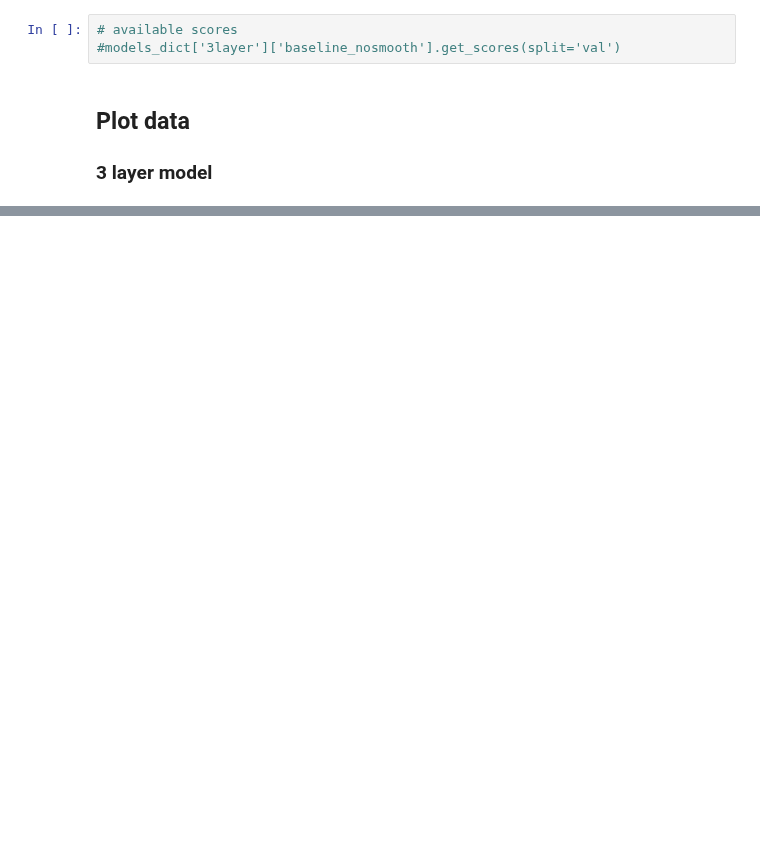
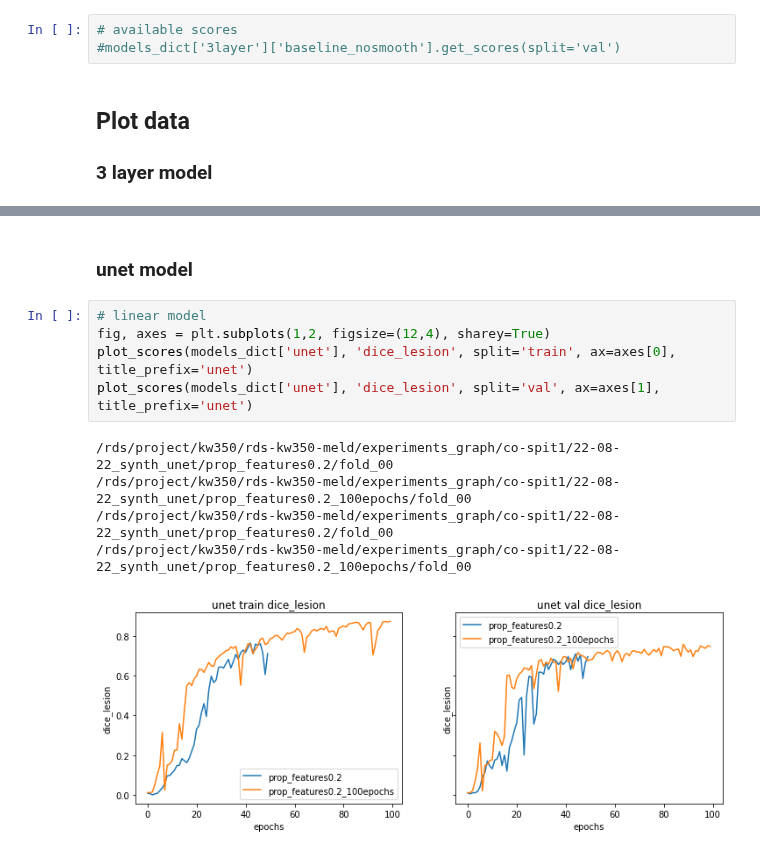
Before and after one commit to MELDProject/meld_graph, a Jupyter notebook: notebooks/2022-08-22 synthetic experiments evaluation Hannah.ipynb, the cells around one changed output, grey strips where cells are left out. Drawn from its saved outputs; the diff is of its cells as text; blank space fills up the shorter version.

```diff
--- a/notebooks/2022-08-22 synthetic experiments evaluation Hannah.ipynb
+++ b/notebooks/2022-08-22 synthetic experiments evaluation Hannah.ipynb
@@ -111,0 +146,13 @@ plot_scores(models_dict['3layer'], 'dice_lesion', split='val', ax=axes[1], title
+# %% [markdown]
+### unet model
+# %%
+# linear model
+fig, axes = plt.subplots(1,2, figsize=(12,4), sharey=True)
+plot_scores(models_dict['unet'], 'dice_lesion', split='train', ax=axes[0], title_prefix='unet')
+plot_scores(models_dict['unet'], 'dice_lesion', split='val', ax=axes[1], title_prefix='unet')
+# %% [output]
+/rds/project/kw350/rds-kw350-meld/experiments_graph/co-spit1/22-08-22_synth_unet/prop_features0.2/fold_00
+/rds/project/kw350/rds-kw350-meld/experiments_graph/co-spit1/22-08-22_synth_unet/prop_features0.2_100epochs/fold_00
+/rds/project/kw350/rds-kw350-meld/experiments_graph/co-spit1/22-08-22_synth_unet/prop_features0.2/fold_00
+/rds/project/kw350/rds-kw350-meld/experiments_graph/co-spit1/22-08-22_synth_unet/prop_features0.2_100epochs/fold_00
+[figure, added]
```
Also changed, not shown: parts of 5 cells of this notebook.
